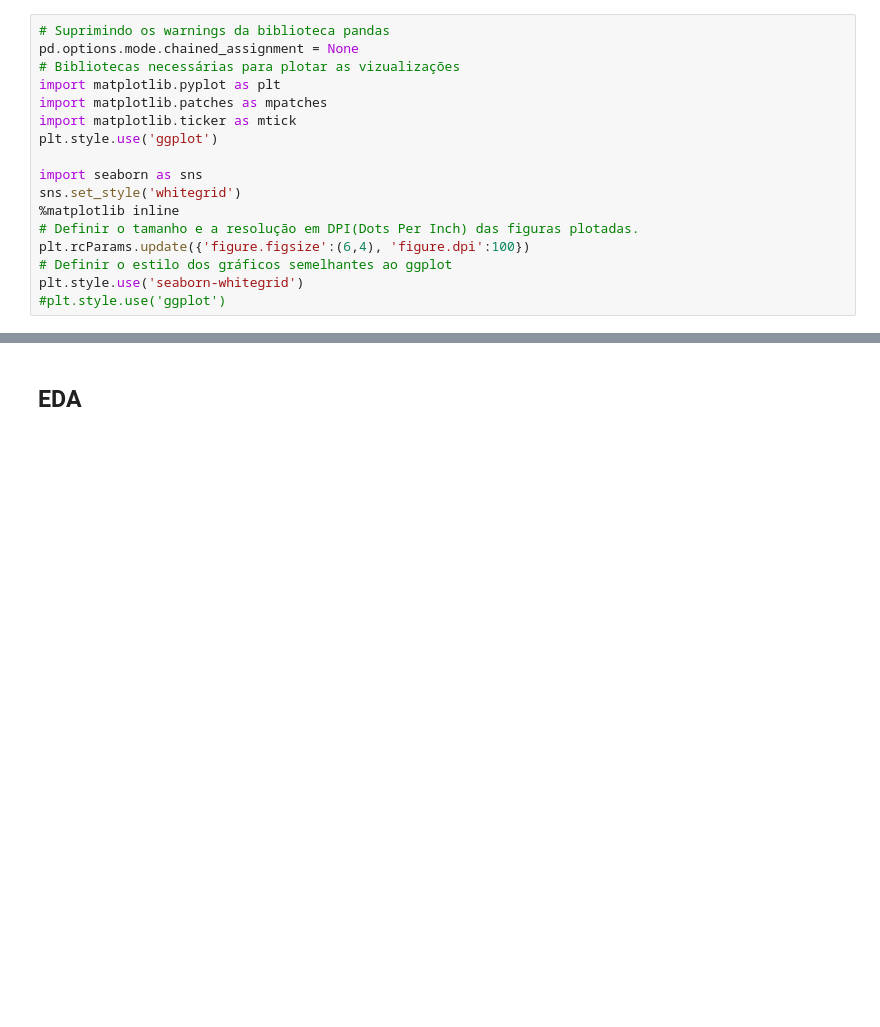
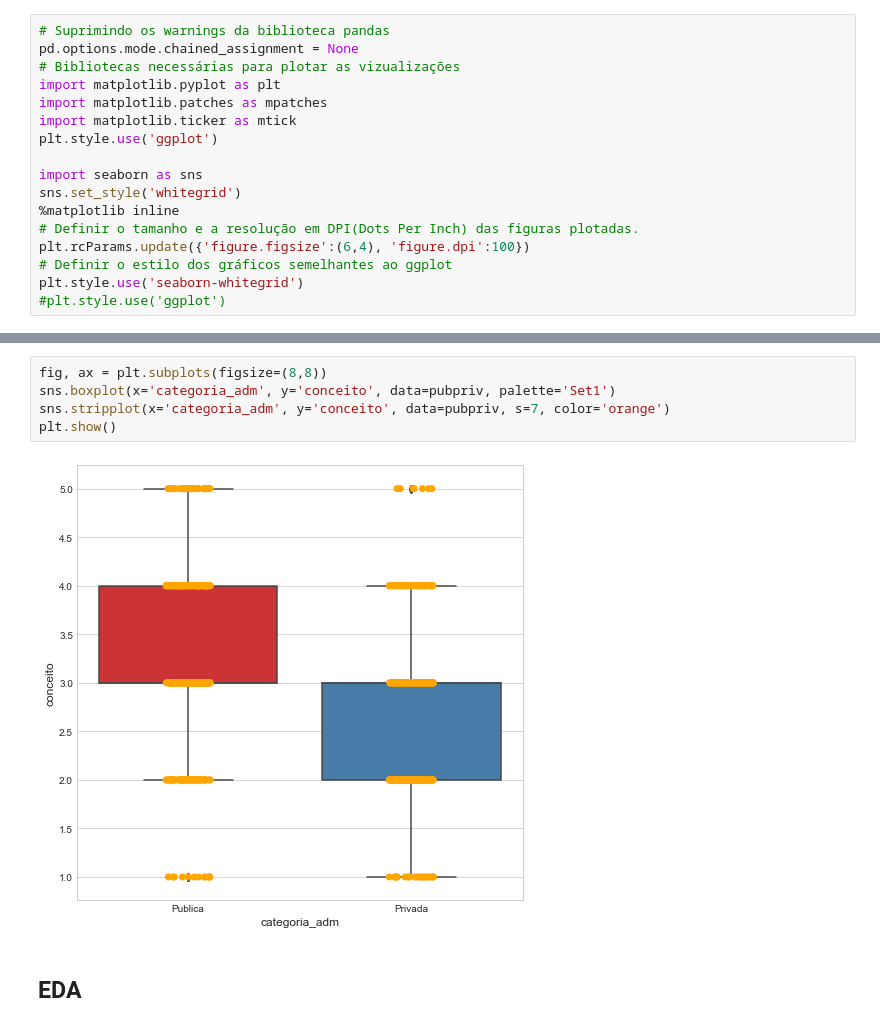
Before and after one commit to tiagolimpe/MC_2019.2, a Jupyter notebook: ENADE2017/Enade2017_conceito_prep_dados.ipynb, the cells around one changed output, grey strips where cells are left out. Saved outputs shown, nothing was run; the diff lists cells and outputs as text; blank space fills up the shorter version.

```diff
--- a/ENADE2017/Enade2017_conceito_prep_dados.ipynb
+++ b/ENADE2017/Enade2017_conceito_prep_dados.ipynb
@@ -139,3 +155,10 @@ plt.show()
+# %%
+fig, ax = plt.subplots(figsize=(8,8))
+sns.boxplot(x='categoria_adm', y='conceito', data=pubpriv, palette='Set1')
+sns.stripplot(x='categoria_adm', y='conceito', data=pubpriv, s=7, color='orange')
+plt.show()
+# %% [output]
+[figure, added]
 # %% [markdown]
 ## EDA
 # %%
```
Also changed, not shown: parts of 10 cells of this notebook.
